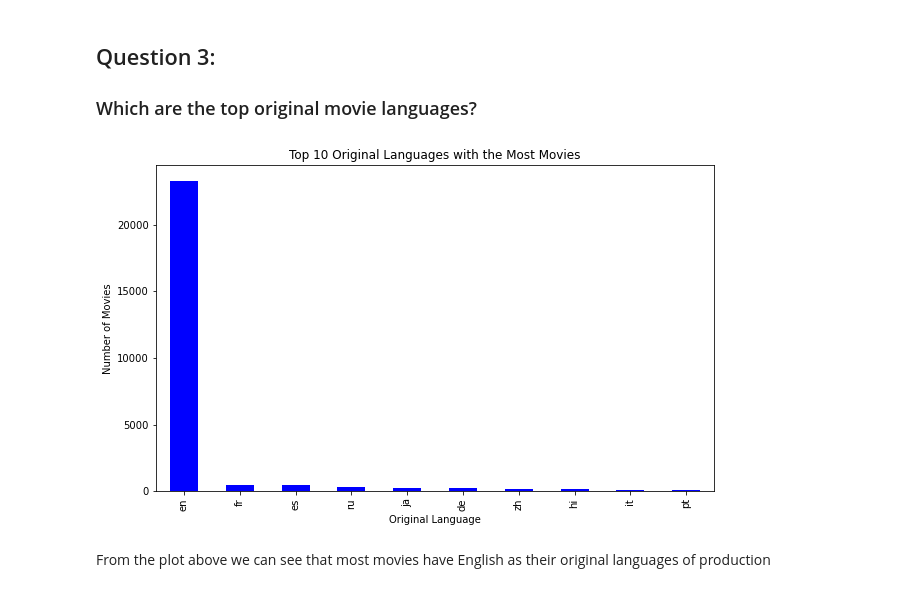
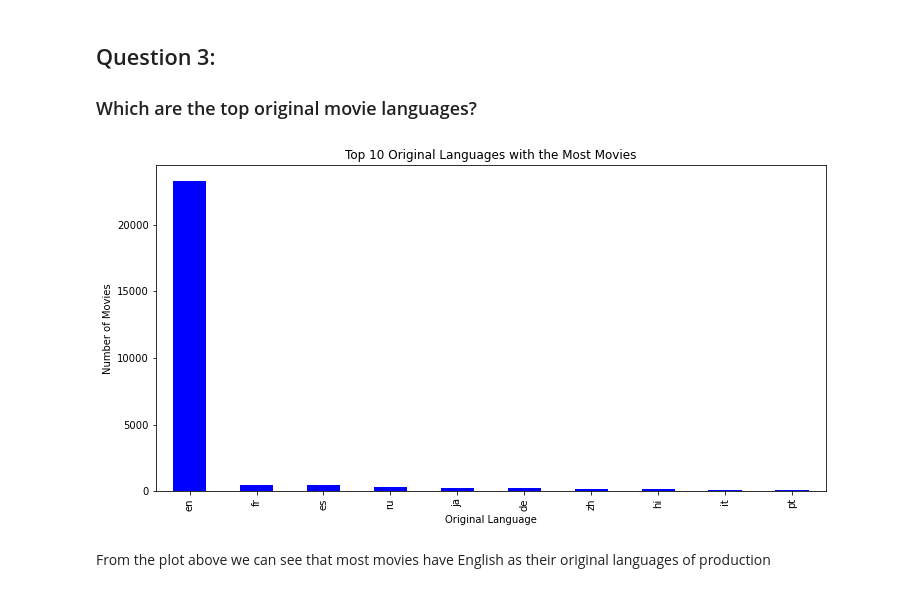
Before and after one commit to guddacandy/dsc-phase-1-project-v2-4, a Jupyter notebook: student.ipynb, the cells around one changed output. Drawn from its saved outputs; the diff is of its cells as text; code cells hidden in the pictures.

```diff
--- a/student.ipynb
+++ b/student.ipynb
@@ -832,24 +802,24 @@ The best average runtime minutes of a movies is between 86-88 minutes
 # %%
 # Group the data by original_language and count the number of movies in each language
 language_counts = movies['original_language'].value_counts()
 # Top 10 original languages
 Top_10 = language_counts.head(10)
 
 # Create a figure
-plt.figure(figsize=(10, 6))
+plt.figure(figsize=(12, 6))
 
 # Plot the data on the specified axis as a bar plot
 Top_10.plot(kind='bar', color='blue')
 
 # Set the titles and  labels
 plt.title('Top 10 Original Languages with the Most Movies')
 plt.xlabel('Original Language')
 plt.ylabel('Number of Movies')
 
 # Display the plot
 plt.show()
 # %% [output]
-[figure, old version]
+[figure, new version]
 # %% [markdown]
 From the plot above we can see that most movies have English as their original languages of production
 # %% [markdown]
```
Also changed, not shown: parts of 10 cells of this notebook, 5 other files.
